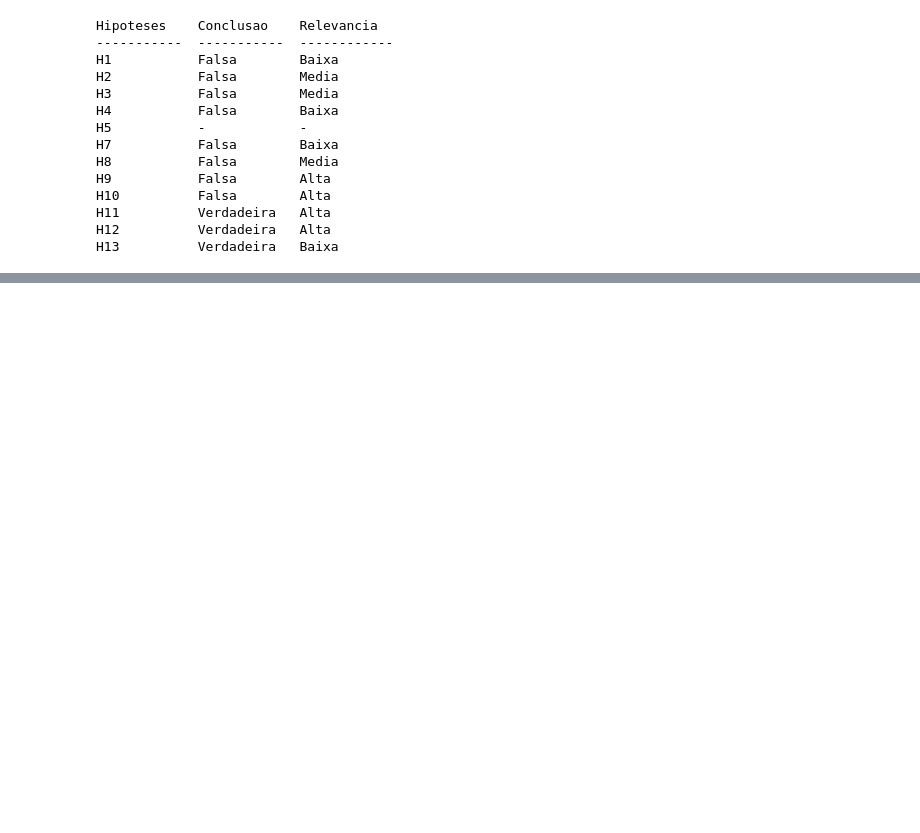
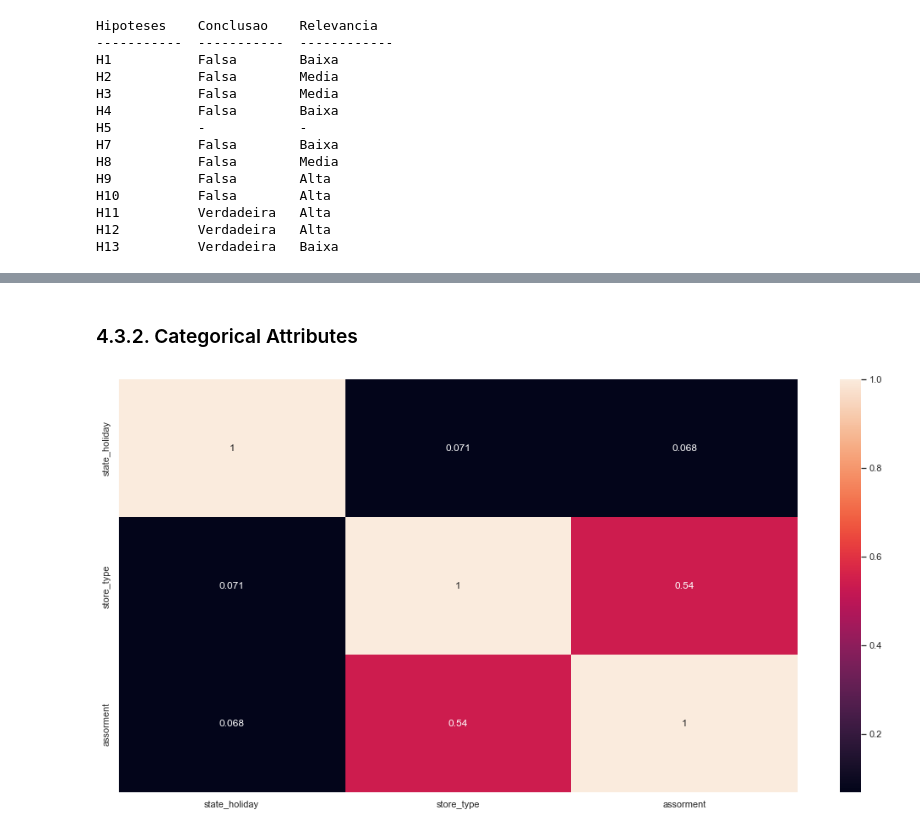
Before and after one commit to felpcm/DS-em-Producao, a Jupyter notebook: v03_store_sales_prediction.ipynb, the cells around one changed output, grey strips where cells are left out. Drawn from its saved outputs; the diff is of its cells as text; code cells hidden in the pictures; blank space fills up the shorter version.

```diff
--- a/v03_store_sales_prediction.ipynb
+++ b/v03_store_sales_prediction.ipynb
@@ -651,0 +692,29 @@ H13          Verdadeira   Baixa
+# %% [markdown]
+### 4.3.2. Categorical Attributes
+# %%
+# only categorical data
+a = df4.select_dtypes( include='object')
+
+
+# Calculate cramer V
+a1 = cramer_v( a['state_holiday'], a['state_holiday'])
+a2 = cramer_v( a['state_holiday'], a['store_type'])
+a3 = cramer_v( a['state_holiday'], a['assortment'])
+
+a4 = cramer_v( a['store_type'], a['state_holiday'])
+a5 = cramer_v( a['store_type'], a['store_type'])
+a6 = cramer_v( a['store_type'], a['assortment'])
+
+a7 = cramer_v( a['assortment'], a['state_holiday'])
+a8 = cramer_v( a['assortment'], a['store_type'])
+a9 = cramer_v( a['assortment'], a['assortment'])
+
+# final dataset
+d = pd.DataFrame( {'state_holiday': [a1,a2,a3],
+                   'store_type': [a4,a5,a6],
+                   'assorment': [a7,a8,a9]} )
+d = d.set_index(d.columns)
+
+sns.heatmap(d, annot=True);
+# %% [output]
+[figure, added]
```
Also changed, not shown: parts of 25 cells of this notebook.
